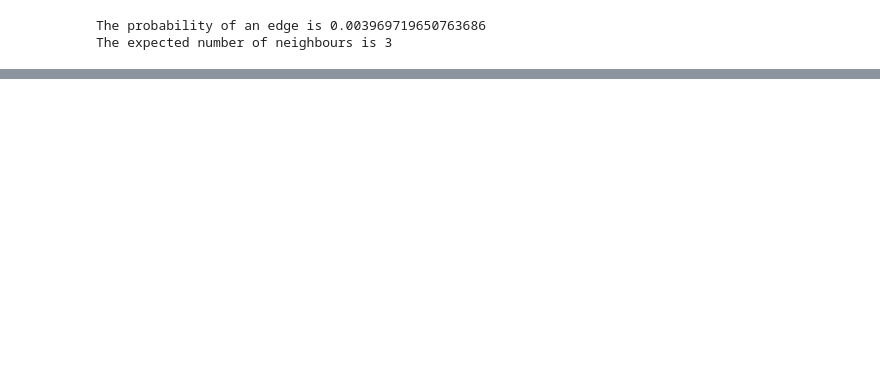
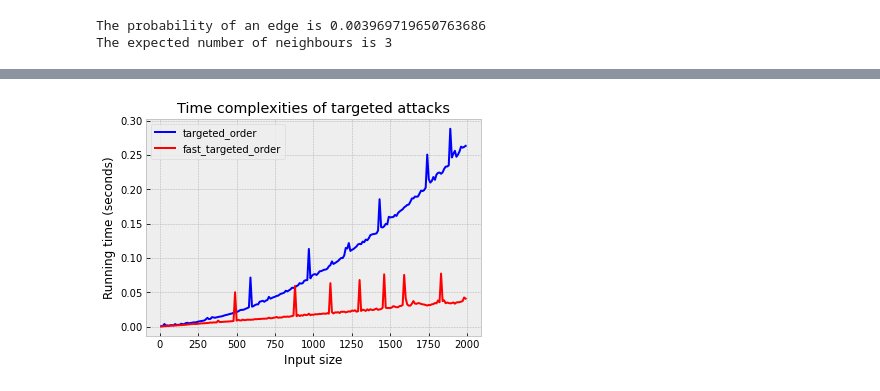
Before and after one commit to Asrorbek-Orzikulov/Data-Visualization, a Jupyter notebook: graph_resilience.ipynb, the cells around one changed output, grey strips where cells are left out. Cells and saved outputs as stored; diff of their text form; code cells hidden in the pictures; blank space fills up the shorter version.

```diff
--- a/graph_resilience.ipynb
+++ b/graph_resilience.ipynb
@@ -306,25 +391,14 @@ plot_resilience(COMPUTER_NETWORK, random_order,
 # %%
-
-
-
-# plotting the resilience of the graphs under random_order
-plot_resilience(COMPUTER_NETWORK, random_order, fraction=1)
-plot_resilience(COMPUTER_NETWORK, random_order, fraction=0.2)
-
-# complexities of targeted_order vs fast_targeted_order
 plt.style.use("bmh")
 fig, ax = plt.subplots()
-plot_running_time(ax, 10, 1000, 10, partial(make_upa, num_neighbours=5),
+plot_running_time(ax, 10, 2000, 10, partial(make_srg, num_neighbours=5),
                   targeted_order, arg_func=None,
                   label="targeted_order", color="blue")
-plot_running_time(ax, 10, 1000, 10, partial(make_upa, num_neighbours=5),
+plot_running_time(ax, 10, 2000, 10, partial(make_srg, num_neighbours=5),
                   fast_targeted_order, arg_func=None,
                   label="fast_targeted_order", color="red")
 ax.legend()
-ax.set_title("Desktop Python complexities of targeted attacks")
+ax.set_title("Time complexities of targeted attacks")
 plt.show()
-fig.savefig("Task 3.png", dpi=300)
-
-# plotting the resilience of the graphs under fast_targeted_order
-plot_resilience(COMPUTER_NETWORK, fast_targeted_order, fraction=1)
-plot_resilience(COMPUTER_NETWORK, fast_targeted_order, fraction=0.2)
+# %% [output]
+[figure, added]
```
Also changed, not shown: parts of 21 cells of this notebook.
